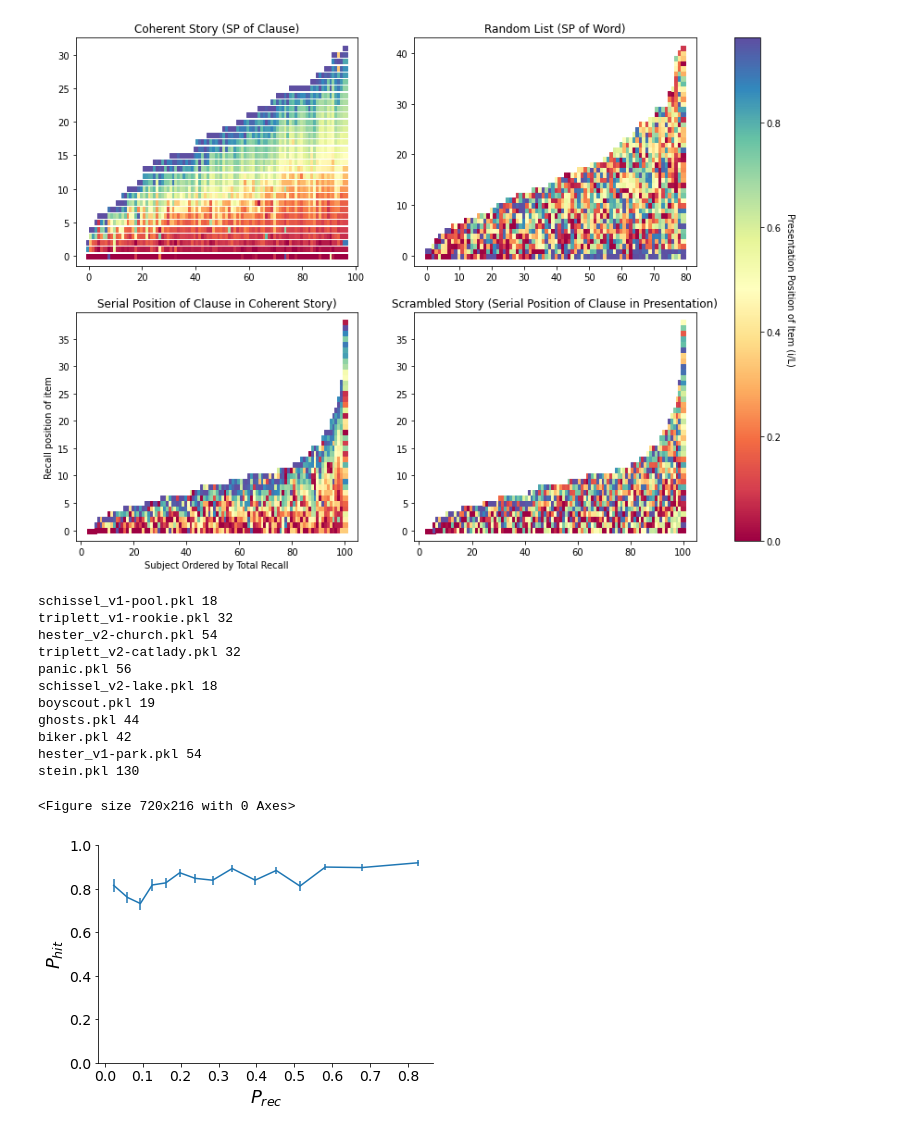
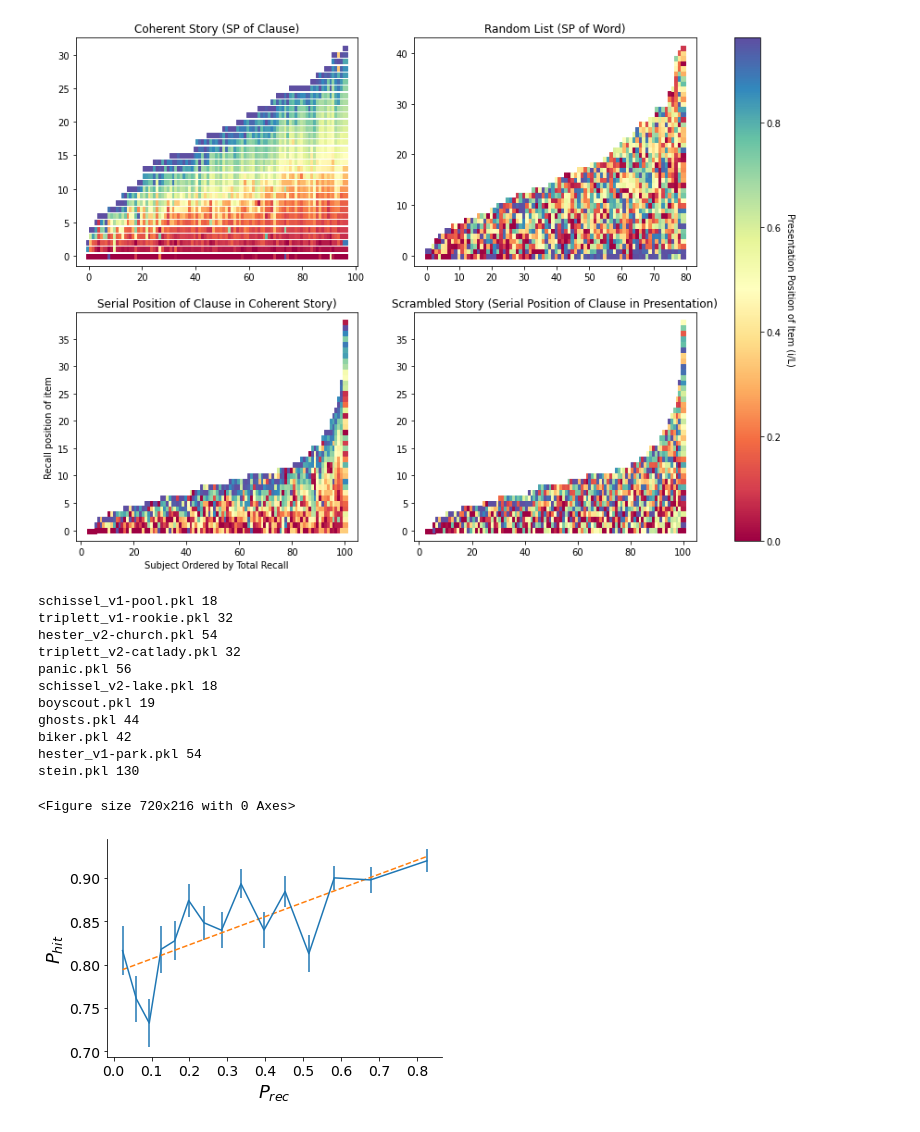
Before and after one commit to mkatkov/llm-narrative-analysis, a Jupyter notebook: paper_figures.ipynb, the cells around one changed output. Saved outputs shown, nothing was run; the diff lists cells and outputs as text; code cells hidden in the pictures.

Commit message:
changed figure format

```diff
--- a/paper_figures.ipynb
+++ b/paper_figures.ipynb
@@ -936,33 +936,35 @@ bin_stats= np.zeros( (n_bins, 4) )
 for k in range(n_bins):
     ii = (bin_idx==k+1)
     bin_stats[k,0]= (bin_boundaries[k]+bin_boundaries[k+1])/2
     bin_stats[k,1]= np.sum( hit_stats_good[ii, 0] )
     bin_stats[k,2]= np.sum( hit_stats_good[ii, 1] )
     bin_stats[k,3]= np.mean( p_recs_good[ii] )
 p_hit_bin= bin_stats[:,2]/(bin_stats[:,1]+bin_stats[:,2])
 p_hit_err= np.sqrt( p_hit_bin*(1-p_hit_bin)/(bin_stats[:,1]+bin_stats[:,2]) )
+m,b = np.polyfit( bin_stats[:,3], p_hit_bin, 1)
 plt.figure( figsize=(10,3) )
 fig, ax = plt.subplots()
-plt.errorbar(bin_stats[:,3], p_hit_bin, yerr= p_hit_err)
+plt.errorbar(bin_stats[:,3], p_hit_bin, yerr= p_hit_err, label= "data")
+plt.plot(bin_stats[:,3], m*bin_stats[:,3]+b, '--', label= f"y={m:.3f}x+{b:.3f}")
 plt.xlabel("$P_{rec}$", fontsize=18)
 plt.ylabel("$P_{hit}$", fontsize=18)
 ax.spines['top'].set_visible(False)
 ax.spines['right'].set_visible(False)
 plt.xticks(fontsize=14)
 plt.yticks(fontsize=14)
-plt.ylim(0,1)
+#plt.ylim(0,1)
 plt.savefig('figs/p_hit_vs_p_rec.svg')
 # %% [output]
 schissel_v1-pool.pkl 18
 triplett_v1-rookie.pkl 32
 hester_v2-church.pkl 54
 triplett_v2-catlady.pkl 32
 panic.pkl 56
 schissel_v2-lake.pkl 18
 boyscout.pkl 19
 ghosts.pkl 44
 biker.pkl 42
 hester_v1-park.pkl 54
 stein.pkl 130
 <Figure size 720x216 with 0 Axes>
-[figure, old version]
+[figure, new version]
```
